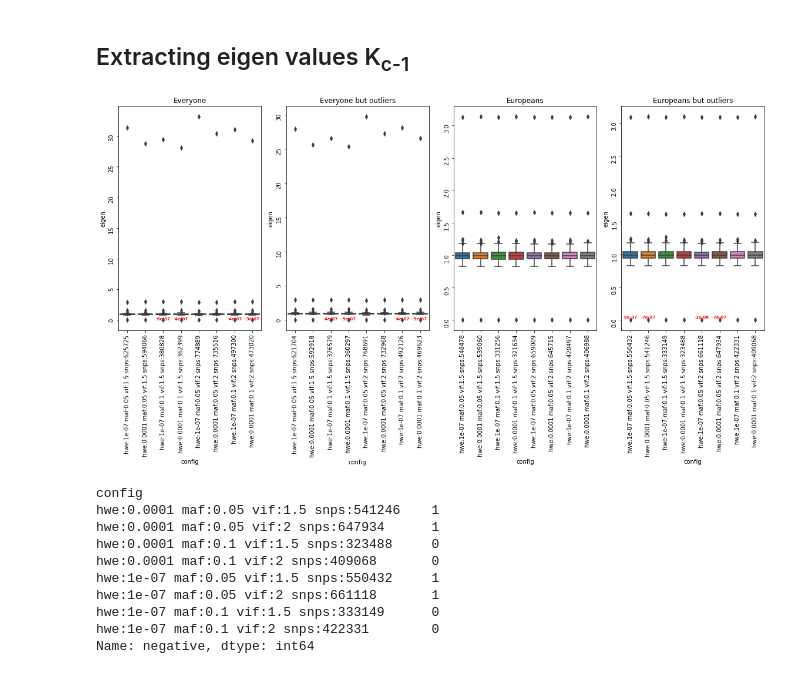
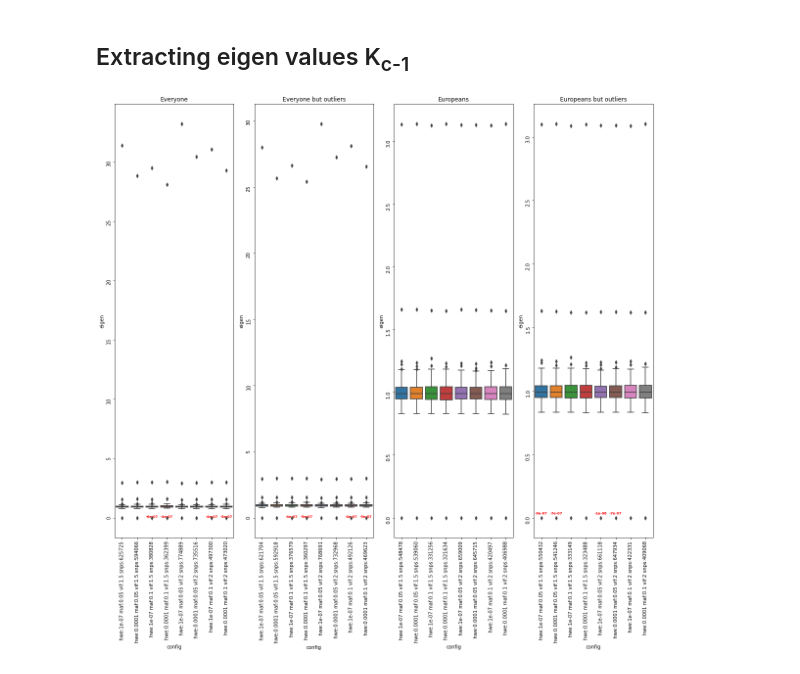
Before and after one commit to lucranders/heritability, a Jupyter notebook: notebooks/matrixAnalysis/buildMatrices.ipynb, the cells around one changed output. Drawn from its saved outputs; the diff is of its cells as text; code cells hidden in the pictures.

```diff
--- a/notebooks/matrixAnalysis/buildMatrices.ipynb
+++ b/notebooks/matrixAnalysis/buildMatrices.ipynb
@@ -840,6 +850,8 @@ def generateData(root_):
             df_ = pd.DataFrame(w,columns=['eigen'])
             df_.loc[:, 'qtSnps'] = qtSnps
             config_ = configs_[f'config_{configNumber_}']
+            df_.loc[:, 'configNumber'] = configNumber_
+            df_.loc[:, 'fileName'] = file_
             df_.loc[:,'vif'] = config_['vif']
             df_.loc[:,'maf'] = config_['maf']
             df_.loc[:,'hwe'] = config_['hwe']
@@ -865,50 +877,32 @@ def bxPltKC(root_, ax_, title_):
     pos = range(len(numberSnps))
     for tick,label in zip(pos,ax_.get_xticklabels()):
         # ax_.text(pos[tick],
         #         medians[tick] + .03,
         #         numberSnps[tick],
         #         horizontalalignment='center',
         #         size='x-small',
         #         color='red',
         #         rotation = 'vertical',
         #         weight='semibold')
         if negativeFlag[tick] == 1:
             ax_.text(pos[tick],
                     mins_[tick] + 0.03,
                     np.round(mins_[tick],7),
                     horizontalalignment='center',
                     size='x-small',
                     color='red',
                     weight='semibold')
     return ax_
 
-# fig, (ax0,ax1,ax2,ax3) = plt.subplots(4, 1,  sharex = True,figsize=(16,16))
-# del(fig, (ax0, ax1,ax2, ax3))
-fig, (ax0, ax1,ax2, ax3) = plt.subplots(1, 4,  sharey = False,sharex = False,figsize=(16,9))
+fig, (ax0,ax1,ax2,ax3) = plt.subplots(1, 4,  sharex = False,figsize=(16,16))
 bxPltKC('/scratch/genevol/users/lucas/sample1/', ax0, 'Everyone')
 bxPltKC('/scratch/genevol/users/lucas/sample2/', ax1, 'Everyone but outliers')
 bxPltKC('/scratch/genevol/users/lucas/sample3/', ax2, 'Europeans')
 bxPltKC('/scratch/genevol/users/lucas/sample4/', ax3, 'Europeans but outliers')
 # * 1 - Everyone, no outlier filters;
 # * 2 - Everyone, filtering out outliers based on Mahalanobis distance (percentile 99%);
 # * 3 - Europeans, no outlier filters;
 # * 4 - Europeans, filtering out outliers based on Mahalanobis distance (percentile 99%)
 fig.tight_layout()
 # %% [output]
-[figure, old version]
+[figure, new version]
-# %%
-df_ = generateData('/scratch/genevol/users/lucas/sample4/')
-# df_.groupby(['config'])['qtSnps'].max()
-df_.groupby(['config'])['negative'].max()
-# df_.config.unique()
-# %% [output]
-config
-hwe:0.0001 maf:0.05 vif:1.5 snps:541246    1
-hwe:0.0001 maf:0.05 vif:2 snps:647934      1
-hwe:0.0001 maf:0.1 vif:1.5 snps:323488     0
-hwe:0.0001 maf:0.1 vif:2 snps:409068       0
-hwe:1e-07 maf:0.05 vif:1.5 snps:550432     1
-hwe:1e-07 maf:0.05 vif:2 snps:661118       1
-hwe:1e-07 maf:0.1 vif:1.5 snps:333149      0
-hwe:1e-07 maf:0.1 vif:2 snps:422331        0
-Name: negative, dtype: int64
```
Also changed, not shown: parts of 19 cells of this notebook.
